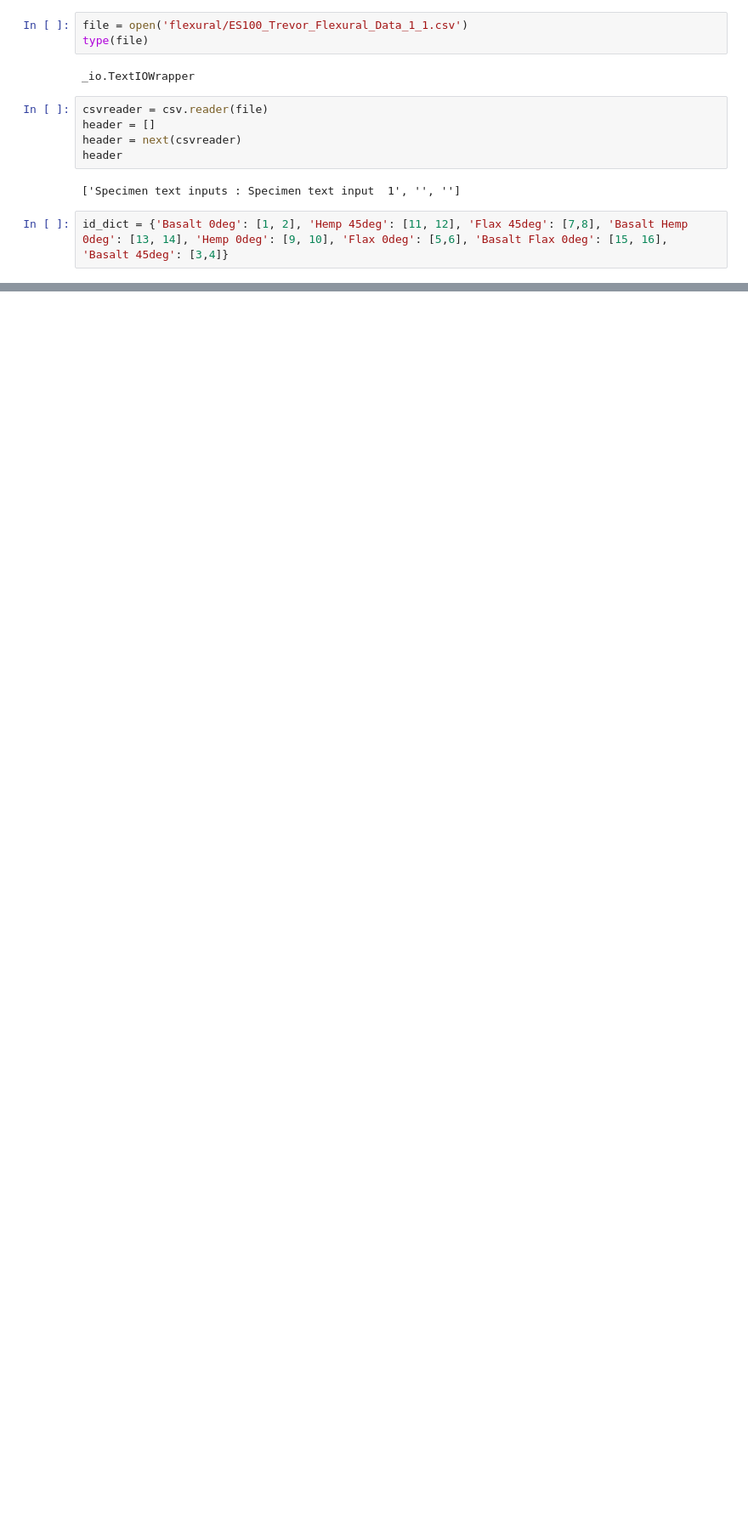
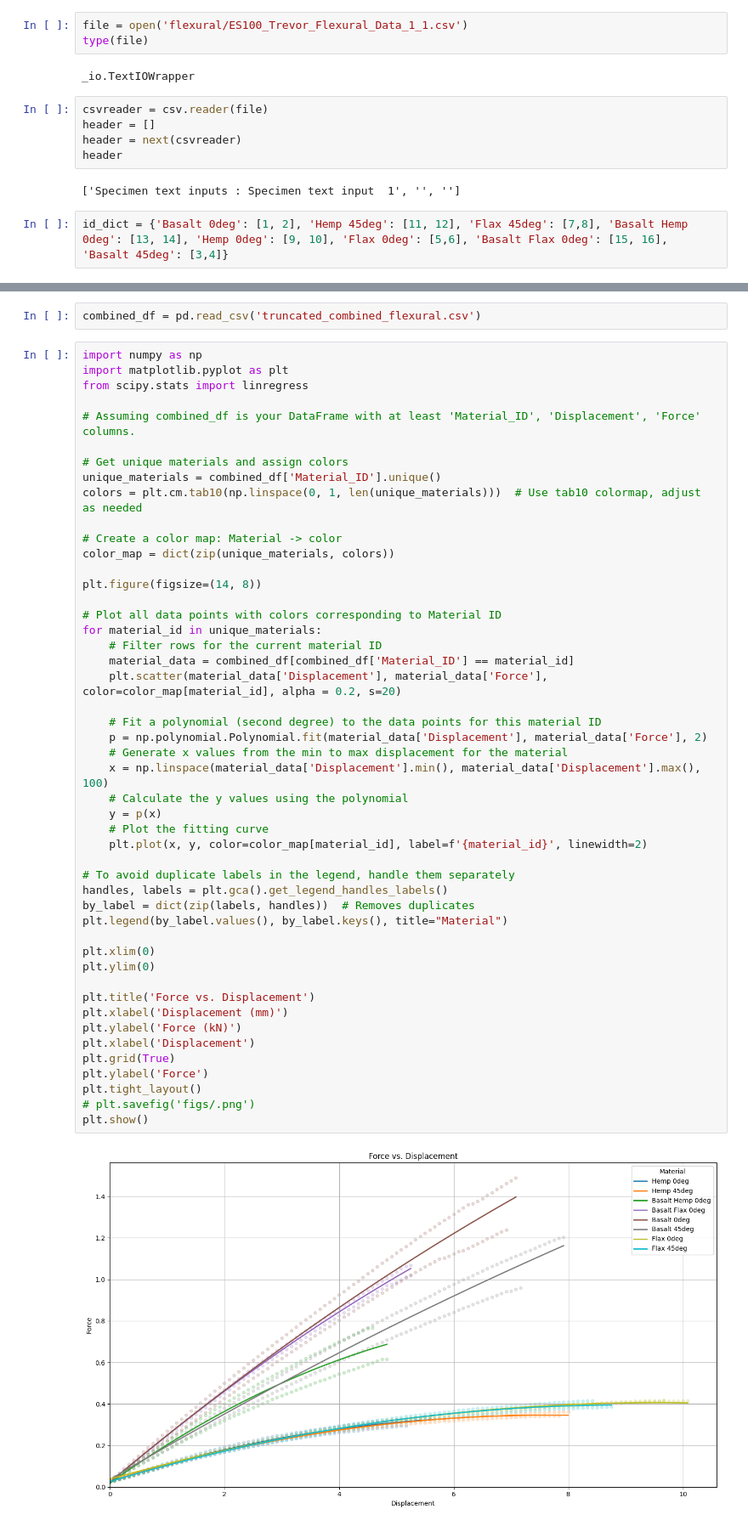
Before and after one commit to jamesbardin/ts_t, a Jupyter notebook: flexural.ipynb, the cells around one changed output, grey strips where cells are left out. Shown at 85% size. Drawn from its saved outputs; the diff is of its cells as text; blank space fills up the shorter version.

Commit message:
add flexural

```diff
--- a/flexural.ipynb
+++ b/flexural.ipynb
@@ -182,0 +164,52 @@ File has been processed and saved.
+# %%
+combined_df = pd.read_csv('truncated_combined_flexural.csv')
+# %%
+import numpy as np
+import matplotlib.pyplot as plt
+from scipy.stats import linregress
+
+# Assuming combined_df is your DataFrame with at least 'Material_ID', 'Displacement', 'Force' columns.
+
+# Get unique materials and assign colors
+unique_materials = combined_df['Material_ID'].unique()
+colors = plt.cm.tab10(np.linspace(0, 1, len(unique_materials)))  # Use tab10 colormap, adjust as needed
+
+# Create a color map: Material -> color
+color_map = dict(zip(unique_materials, colors))
+
+plt.figure(figsize=(14, 8))
+
+# Plot all data points with colors corresponding to Material ID
+for material_id in unique_materials:
+    # Filter rows for the current material ID
+    material_data = combined_df[combined_df['Material_ID'] == material_id]
+    plt.scatter(material_data['Displacement'], material_data['Force'], color=color_map[material_id], alpha = 0.2, s=20)
+
+    # Fit a polynomial (second degree) to the data points for this material ID
+    p = np.polynomial.Polynomial.fit(material_data['Displacement'], material_data['Force'], 2)
+    # Generate x values from the min to max displacement for the material
+    x = np.linspace(material_data['Displacement'].min(), material_data['Displacement'].max(), 100)
+    # Calculate the y values using the polynomial
+    y = p(x)
+    # Plot the fitting curve
+    plt.plot(x, y, color=color_map[material_id], label=f'{material_id}', linewidth=2)
+
+# To avoid duplicate labels in the legend, handle them separately
+handles, labels = plt.gca().get_legend_handles_labels()
+by_label = dict(zip(labels, handles))  # Removes duplicates
+plt.legend(by_label.values(), by_label.keys(), title="Material")
+
+plt.xlim(0)
+plt.ylim(0)
+
+plt.title('Force vs. Displacement')
+plt.xlabel('Displacement (mm)')
+plt.ylabel('Force (kN)')
+plt.xlabel('Displacement')
+plt.grid(True)
+plt.ylabel('Force')
+plt.tight_layout()
+# plt.savefig('figs/.png')
+plt.show()
+# %% [output]
+[figure, added]
```
Also changed, not shown: parts of 13 cells of this notebook.
